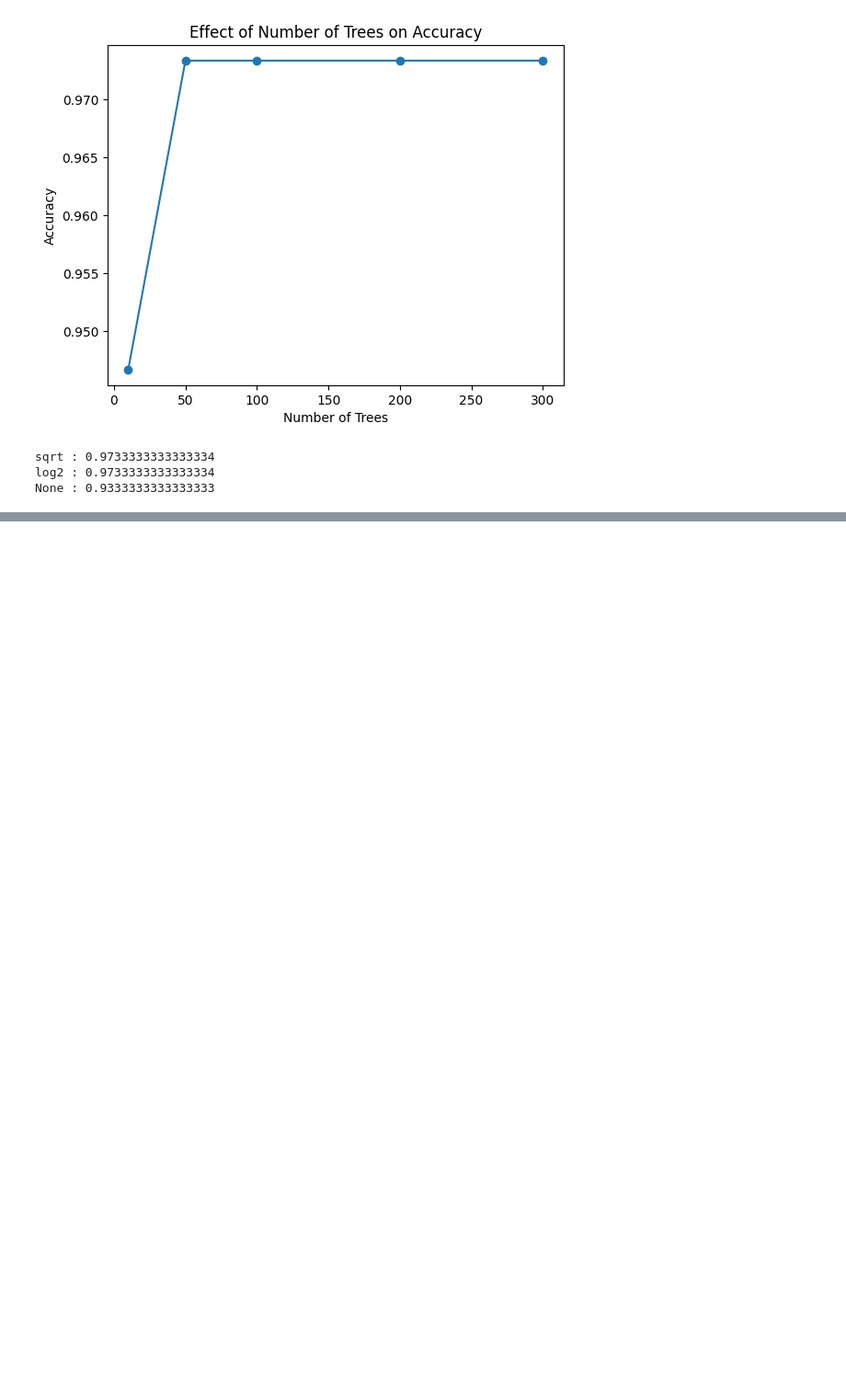
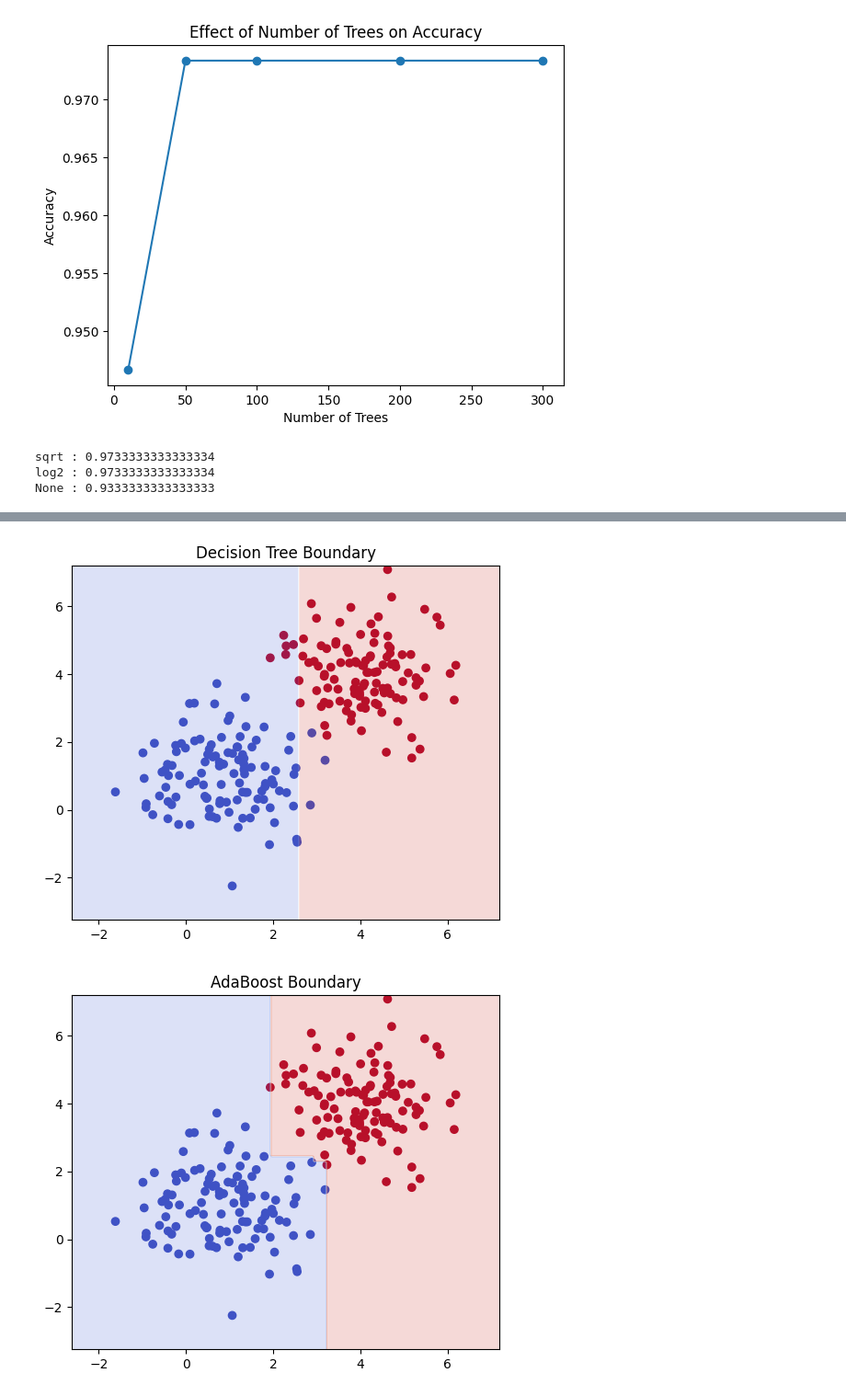
Before and after one commit to avikumart/DA-DS-Questions, a Jupyter notebook: ML_coding/Ml_coding_and_interviewn_practice.ipynb, the cells around one changed output, grey strips where cells are left out. Shown at 92% size. Drawn from its saved outputs; the diff is of its cells as text; code cells hidden in the pictures; blank space fills up the shorter version.

```diff
--- a/ML_coding/Ml_coding_and_interviewn_practice.ipynb
+++ b/ML_coding/Ml_coding_and_interviewn_practice.ipynb
@@ -1770,0 +1805,5 @@ None : 0.9333333333333333
+# %%
+# train and test split
+X_train, X_test, y_train, y_test = train_test_split(
+    X, y, test_size=0.25, random_state=42
+)
@@ -1770,0 +1834,7 @@ None : 0.9333333333333333
+# %%
+# decision boundtry plots
+plot_boundary(stump, X_train, y_train, "Decision Tree Boundary")
+plot_boundary(ada, X_train, y_train, "AdaBoost Boundary")
+# %% [output]
+[figure, added]
+[figure, added]
```
Also changed, not shown: parts of 10 cells of this notebook.
